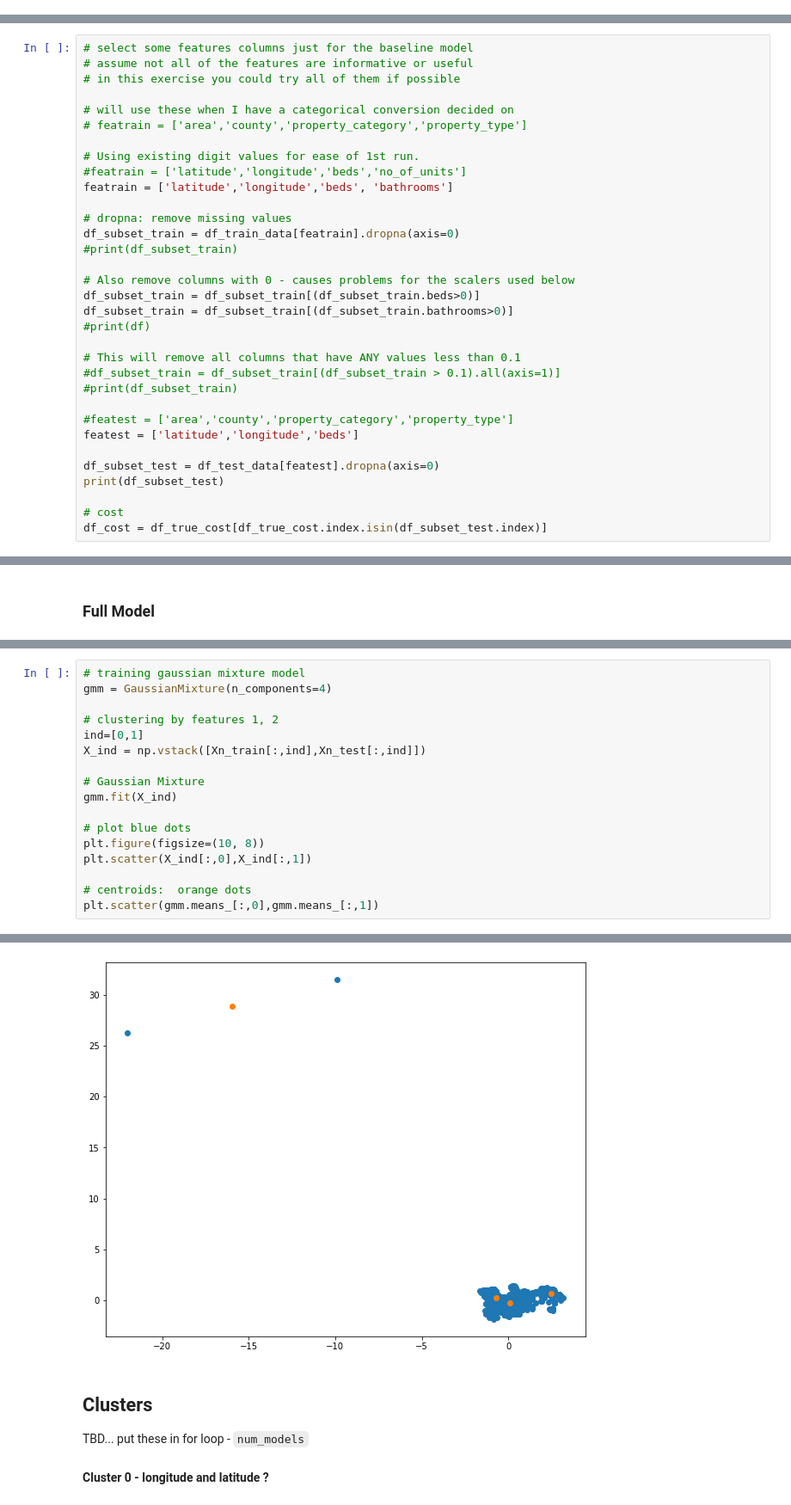
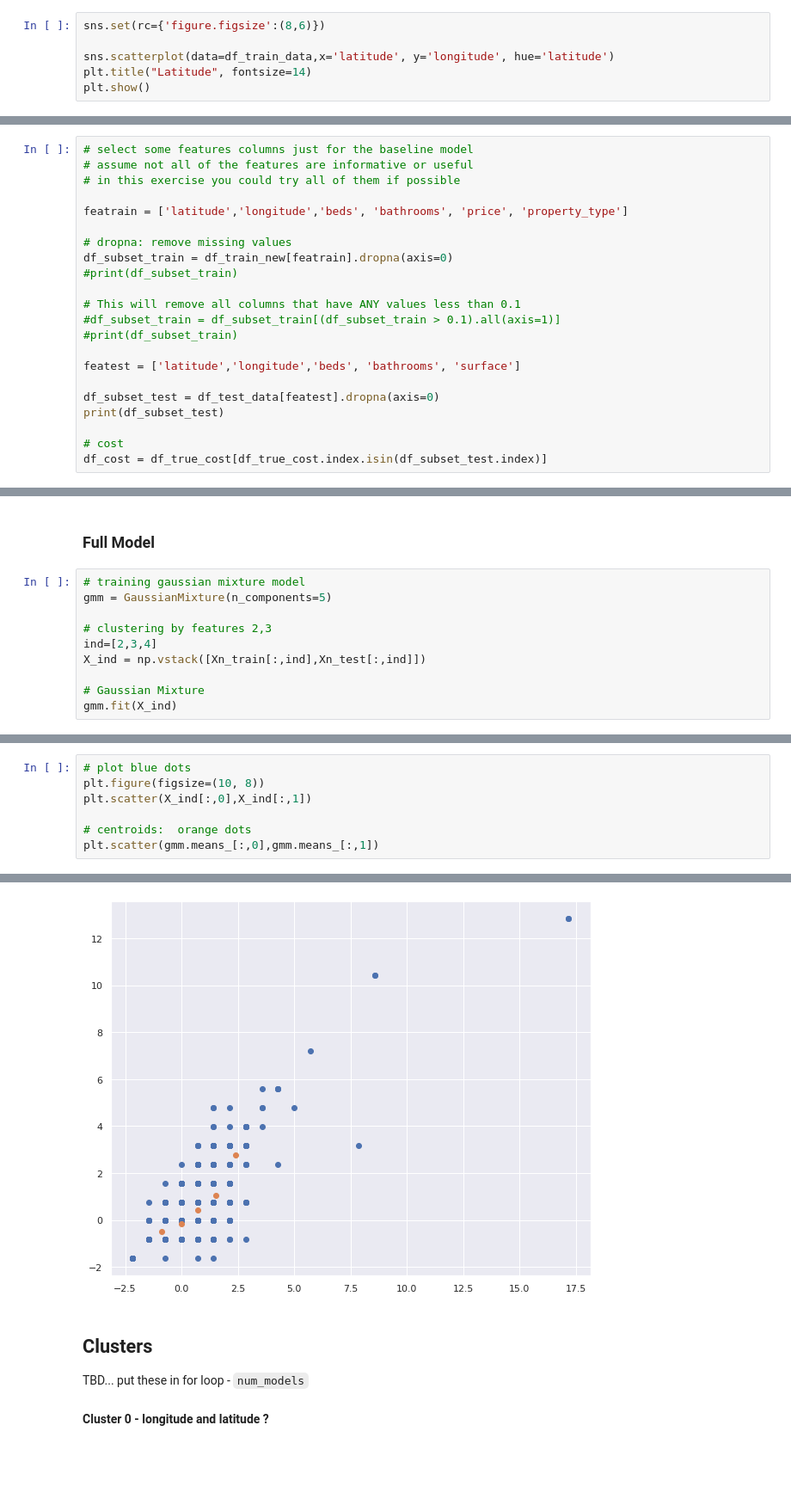
Before and after one commit to 9309888/ET5003-Group-2, a Jupyter notebook: ET5003_Etivity2_JohnHayes_9309888.ipynb, the cells around one changed output, grey strips where cells are left out. Shown: that part at 86% size. Cells and saved outputs as stored; diff of their text form; blank space fills up the shorter version.

Commit message:
Add files via upload
Added some data preparation and more details on data selection.

```diff
--- a/ET5003_Etivity2_JohnHayes_9309888.ipynb
+++ b/ET5003_Etivity2_JohnHayes_9309888.ipynb
@@ -386,0 +492,6 @@ df_true_cost.describe()
+# %%
+sns.set(rc={'figure.figsize':(8,6)})
+
+sns.scatterplot(data=df_train_data,x='latitude', y='longitude', hue='latitude')
+plt.title("Latitude", fontsize=14)
+plt.show()
@@ -394,28 +571,17 @@ The first part of this task is to apply a full model and then use subsets of the
 # assume not all of the features are informative or useful
 # in this exercise you could try all of them if possible
 
-# will use these when I have a categorical conversion decided on
-# featrain = ['area','county','property_category','property_type']
-
-# Using existing digit values for ease of 1st run.
-#featrain = ['latitude','longitude','beds','no_of_units']
-featrain = ['latitude','longitude','beds', 'bathrooms']
+featrain = ['latitude','longitude','beds', 'bathrooms', 'price', 'property_type']
 
 # dropna: remove missing values
-df_subset_train = df_train_data[featrain].dropna(axis=0)
+df_subset_train = df_train_new[featrain].dropna(axis=0)
 #print(df_subset_train)
-
-# Also remove columns with 0 - causes problems for the scalers used below
-df_subset_train = df_subset_train[(df_subset_train.beds>0)]
-df_subset_train = df_subset_train[(df_subset_train.bathrooms>0)]
-#print(df)
 
 # This will remove all columns that have ANY values less than 0.1
 #df_subset_train = df_subset_train[(df_subset_train > 0.1).all(axis=1)]
 #print(df_subset_train)
 
-#featest = ['area','county','property_category','property_type']
-featest = ['latitude','longitude','beds']
+featest = ['latitude','longitude','beds', 'bathrooms', 'surface']
 
 df_subset_test = df_test_data[featest].dropna(axis=0)
 print(df_subset_test)
@@ -558,3 +730,13 @@ MAPE =  0.9999958190944384
 ## Clustering <a id='clustering'></a>
 # %% [markdown]
 ### Full Model
+# %%
+# training gaussian mixture model
+gmm = GaussianMixture(n_components=5)
+
+# clustering by features 2,3
+ind=[2,3,4]
+X_ind = np.vstack([Xn_train[:,ind],Xn_test[:,ind]])
+
+# Gaussian Mixture
+gmm.fit(X_ind)
@@ -561,23 +745,13 @@ MAPE =  0.9999958190944384
 # %%
-# training gaussian mixture model
-gmm = GaussianMixture(n_components=4)
-
-# clustering by features 1, 2
-ind=[0,1]
-X_ind = np.vstack([Xn_train[:,ind],Xn_test[:,ind]])
-
-# Gaussian Mixture
-gmm.fit(X_ind)
-
 # plot blue dots
 plt.figure(figsize=(10, 8))
 plt.scatter(X_ind[:,0],X_ind[:,1])
 
 # centroids:  orange dots
 plt.scatter(gmm.means_[:,0],gmm.means_[:,1])
 # %% [output]
 <matplotlib.collections.PathCollection at 0x...>
-[figure, old version]
+[figure, new version]
 # %% [markdown]
 ## Clusters
 TBD... put these in for loop - `num_models`
```
Also changed, not shown: parts of 42 cells of this notebook.
